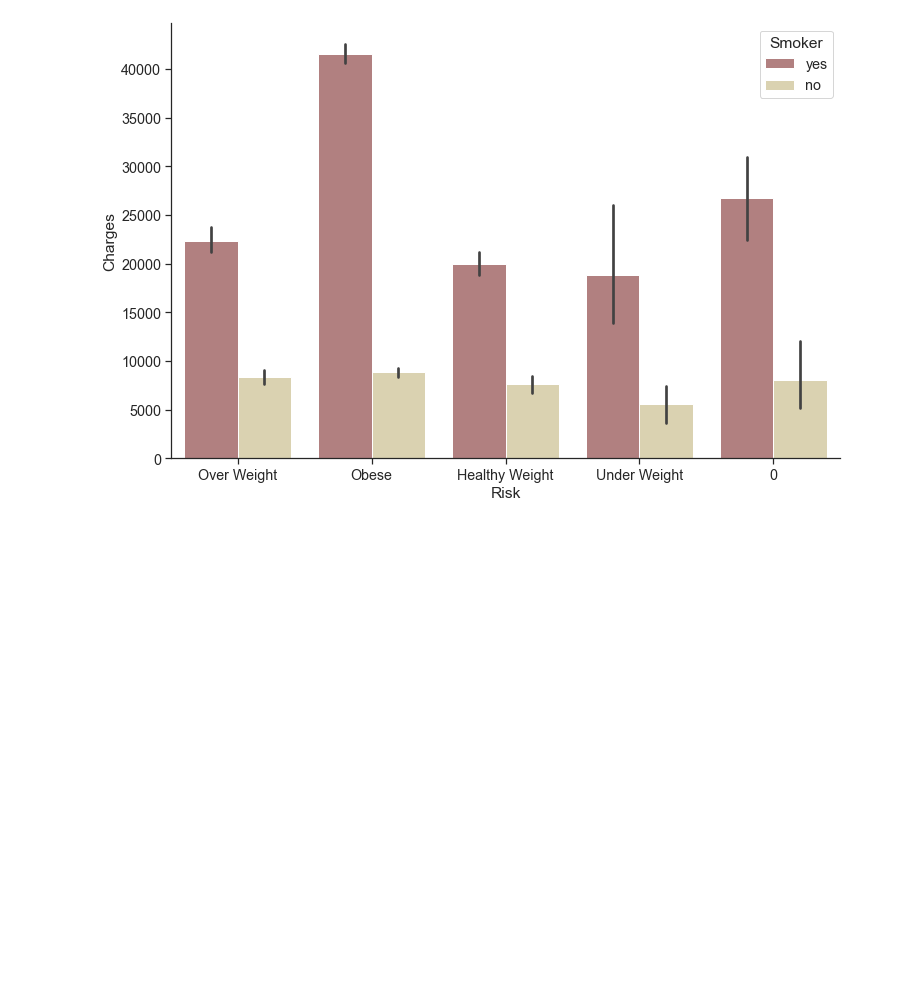
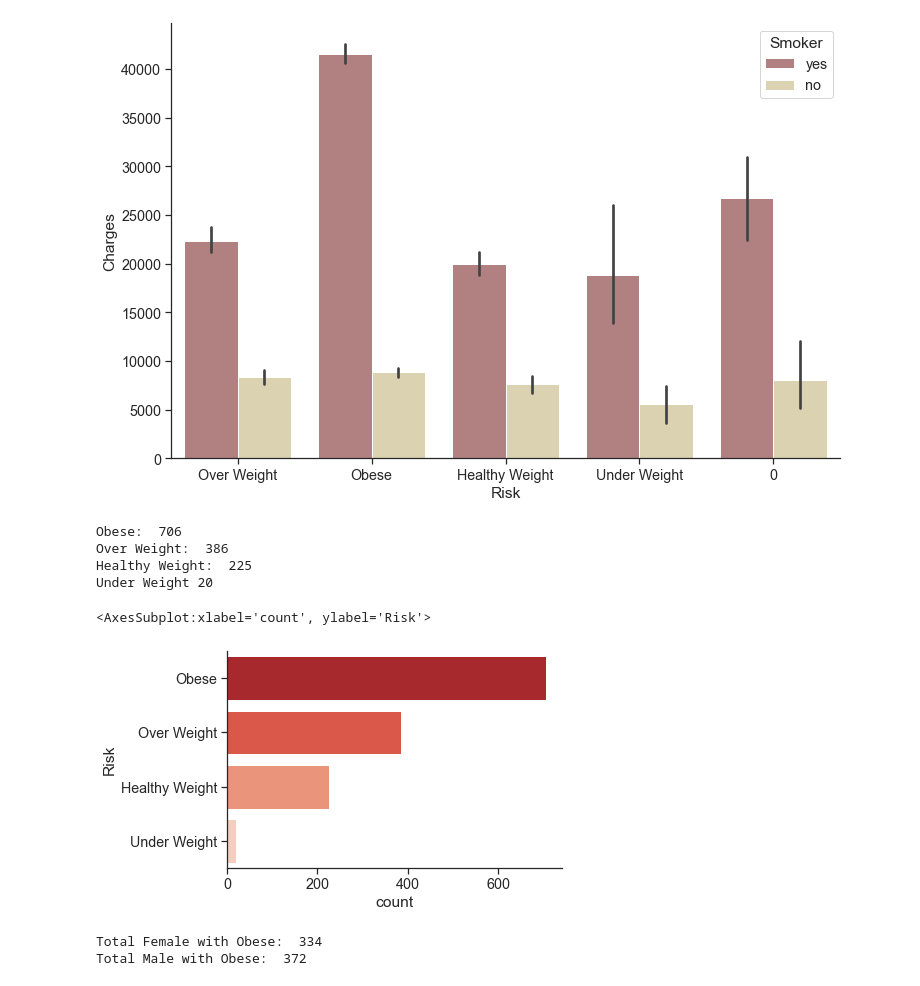
Before and after one commit to data301-2020-winter2/course-project-solo_105, a Jupyter notebook: analysis/milestone2.ipynb, the cells around one changed output. Cells and saved outputs as stored; diff of their text form; code cells hidden in the pictures; blank space fills up the shorter version.

Commit message:
Added some visualizations

```diff
--- a/analysis/milestone2.ipynb
+++ b/analysis/milestone2.ipynb
@@ -298,3 +303,24 @@ f, ax = plt.subplots(1, 1, figsize=(12, 8))
 ax = sns.barplot(x='Risk', y='Charges', hue='Smoker', data=df, palette='pink')
 # %% [output]
 [figure]
+# %%
+print('Obese: ',np.sum(df.Risk == 'Obese'))
+print('Over Weight: ',np.sum(df.Risk == 'Over Weight'))
+print('Healthy Weight: ',np.sum(df.Risk == 'Healthy Weight'))
+print('Under Weight',np.sum(df.Risk == 'Under Weight'))
+# %% [output]
+Obese:  706
+Over Weight:  386
+Healthy Weight:  225
+Under Weight 20
+# %%
+sns.countplot(data=df, y ="Risk", palette = 'Reds_r', order = df["Risk"].value_counts().index)
+# %% [output]
+<AxesSubplot:xlabel='count', ylabel='Risk'>
+[figure, added]
+# %%
+print('Total Female with Obese: ',np.sum([(df['Risk'] == 'Obese') & (df['Sex'] == 'female')]))
+print('Total Male with Obese: ',np.sum([(df['Risk'] == 'Obese') & (df['Sex'] == 'male')]))
+# %% [output]
+Total Female with Obese:  334
+Total Male with Obese:  372
```
Also changed, not shown: parts of 5 cells of this notebook.
